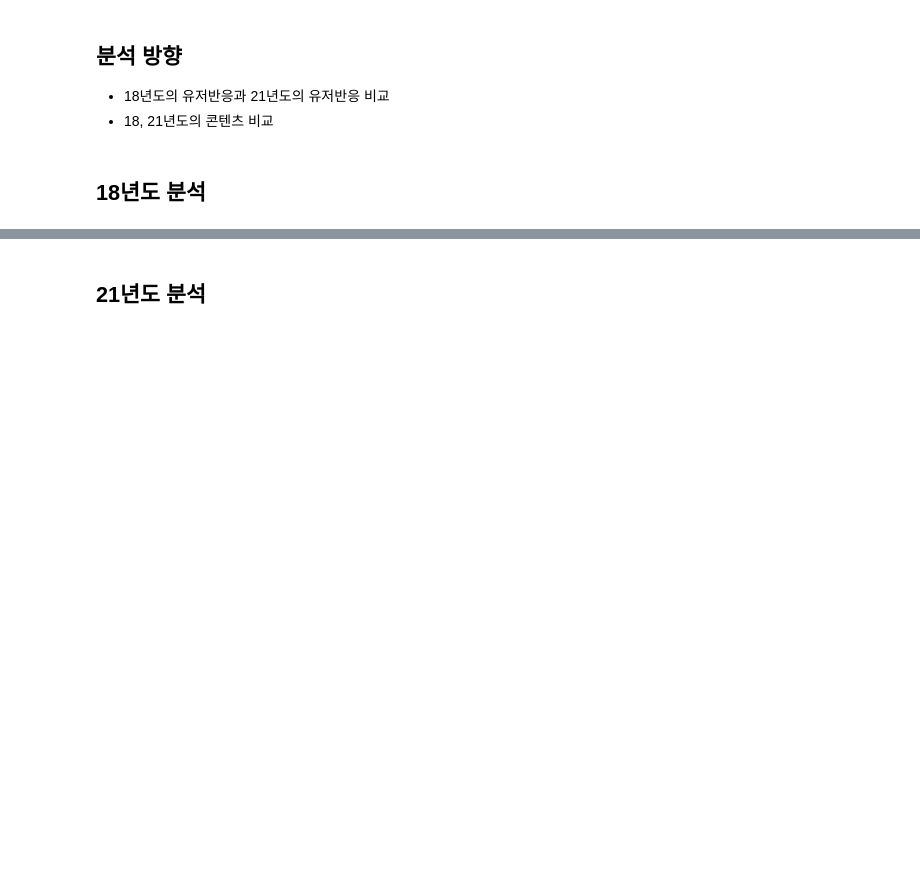
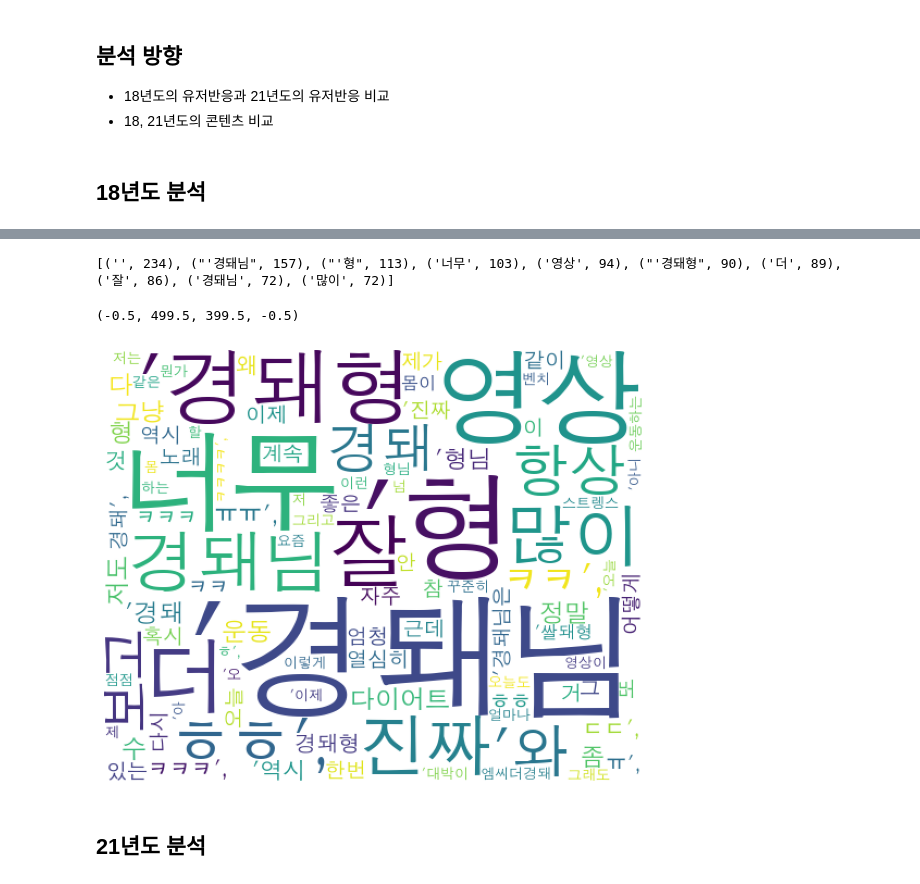
Before and after one commit to DominKim/Data_literacy, a Jupyter notebook: 2.프로젝트/1.경돼/3.스크립트/1.김도민/2_EDA.ipynb, the cells around one changed output, grey strips where cells are left out. Drawn from its saved outputs; the diff is of its cells as text; code cells hidden in the pictures; blank space fills up the shorter version.

```diff
--- a/2.프로젝트/1.경돼/3.스크립트/1.김도민/2_EDA.ipynb
+++ b/2.프로젝트/1.경돼/3.스크립트/1.김도민/2_EDA.ipynb
@@ -389,3 +432,26 @@ plt.axis("off")
+# %%
+comment19 = {}
+
+for sentence in df19["comments"]:
+    lst = sentence.split(" ")
+    for text in lst:
+        comment19[text] = comment19.get(text, 0) + 1
+
+word_count = Counter(comment19)
+top10_word = word_count.most_common(10)
+print(top10_word)
+
+wc = WordCloud(font_path = "/Library/Fonts/AppleGothic.ttf",width=500, height = 400, max_words=100, max_font_size=150, background_color="white")
+
+
+plt.figure(figsize=(16,8))
+wc_result = wc.generate_from_frequencies(comment19)
+plt.imshow(wc_result)
+plt.axis("off")
+# %% [output]
+[('', 234), ("'경돼님", 157), ("'형", 113), ('너무', 103), ('영상', 94), ("'경돼형", 90), ('더', 89), ('잘', 86), ('경돼님', 72), ('많이', 72)]
+(-0.5, 499.5, 399.5, -0.5)
+[figure, added]
 # %% [markdown]
 ## 21년도 분석
 # %%
```
Also changed, not shown: parts of 21 cells of this notebook.
